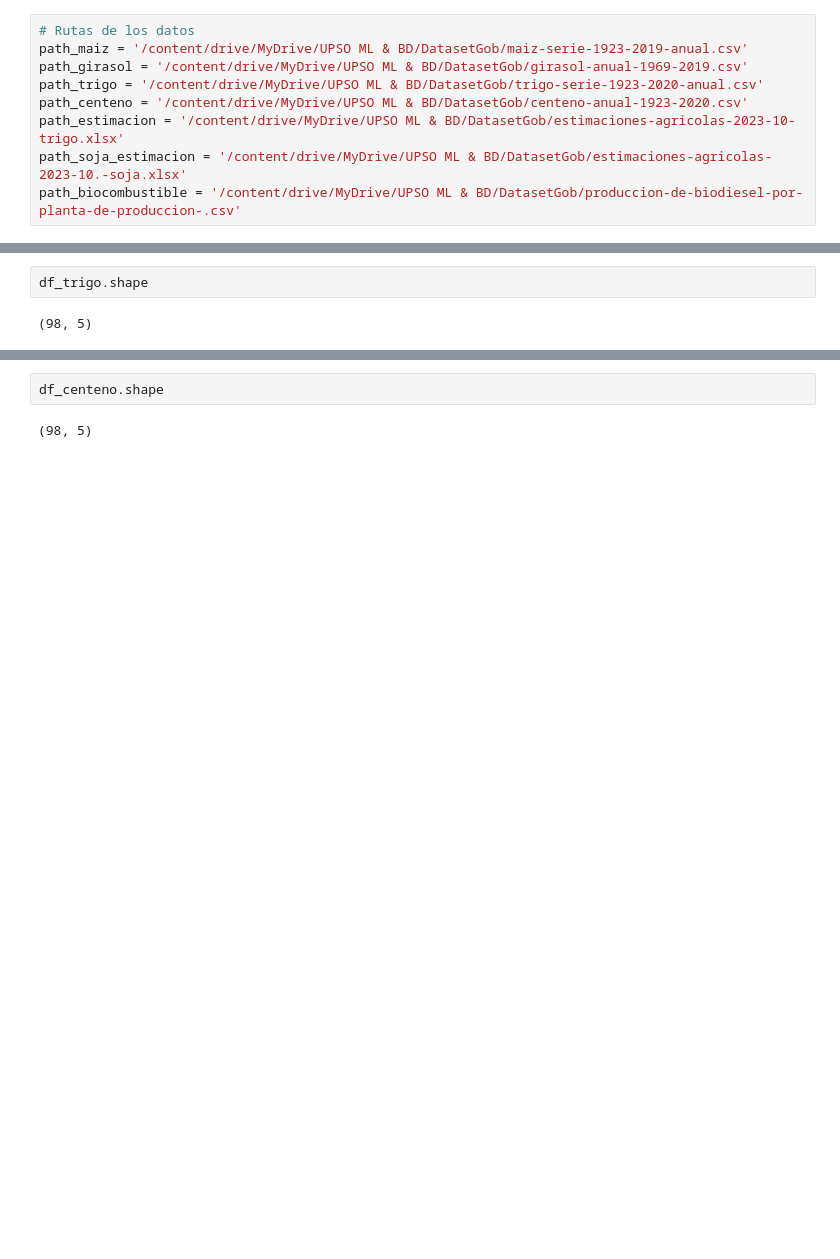
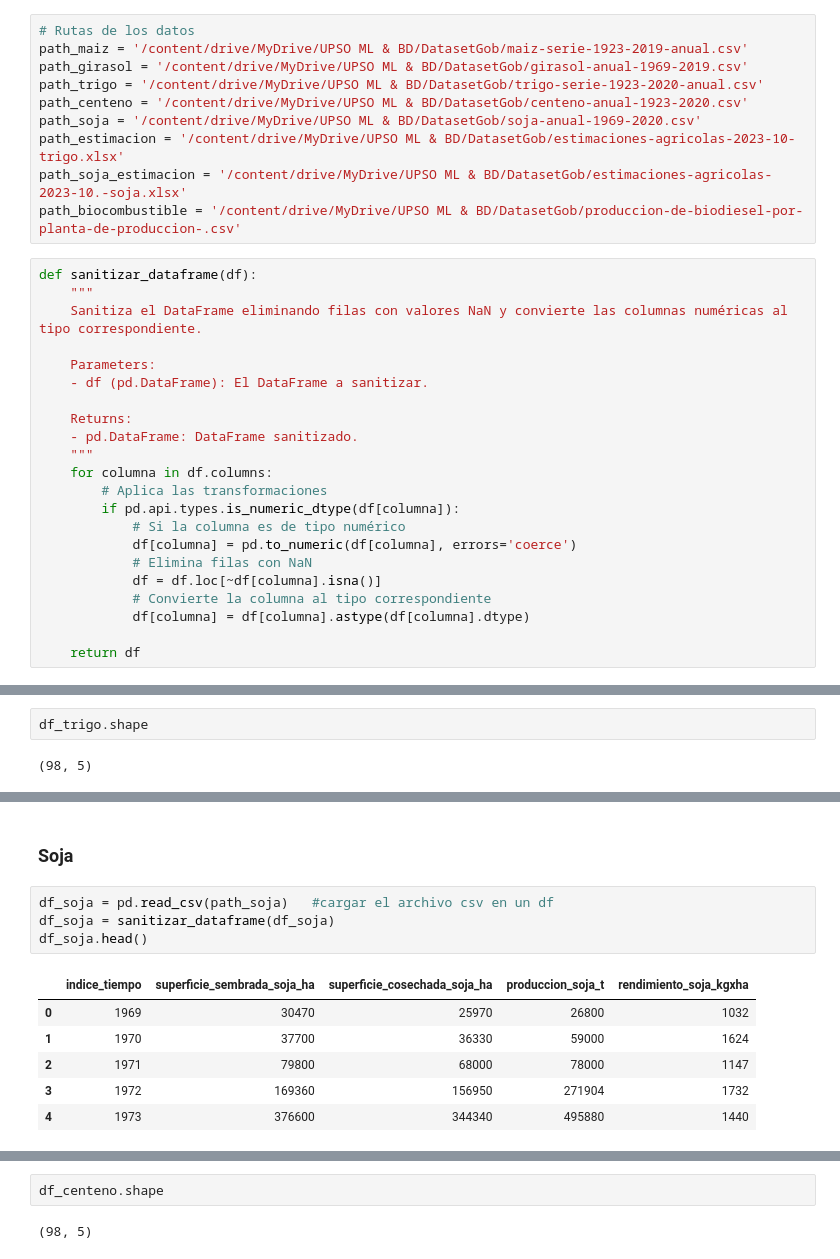
Before and after one commit to IvanGonzal0/Proyecto_Final_BigData, a Jupyter notebook: Final_BigData_IvanGonzaloTapia.ipynb, the cells around one changed output, grey strips where cells are left out. Cells and saved outputs as stored; diff of their text form; blank space fills up the shorter version.

```diff
--- a/Final_BigData_IvanGonzaloTapia.ipynb
+++ b/Final_BigData_IvanGonzaloTapia.ipynb
@@ -15,6 +15,29 @@ path_maiz = '/content/drive/MyDrive/UPSO ML & BD/DatasetGob/maiz-serie-1923-2019
 path_girasol = '/content/drive/MyDrive/UPSO ML & BD/DatasetGob/girasol-anual-1969-2019.csv'
 path_trigo = '/content/drive/MyDrive/UPSO ML & BD/DatasetGob/trigo-serie-1923-2020-anual.csv'
 path_centeno = '/content/drive/MyDrive/UPSO ML & BD/DatasetGob/centeno-anual-1923-2020.csv'
+path_soja = '/content/drive/MyDrive/UPSO ML & BD/DatasetGob/soja-anual-1969-2020.csv'
 path_estimacion = '/content/drive/MyDrive/UPSO ML & BD/DatasetGob/estimaciones-agricolas-2023-10-trigo.xlsx'
 path_soja_estimacion = '/content/drive/MyDrive/UPSO ML & BD/DatasetGob/estimaciones-agricolas-2023-10.-soja.xlsx'
 path_biocombustible = '/content/drive/MyDrive/UPSO ML & BD/DatasetGob/produccion-de-biodiesel-por-planta-de-produccion-.csv'
+# %%
+def sanitizar_dataframe(df):
+    """
+    Sanitiza el DataFrame eliminando filas con valores NaN y convierte las columnas numéricas al tipo correspondiente.
+
+    Parameters:
+    - df (pd.DataFrame): El DataFrame a sanitizar.
+
+    Returns:
+    - pd.DataFrame: DataFrame sanitizado.
+    """
+    for columna in df.columns:
+        # Aplica las transformaciones
+        if pd.api.types.is_numeric_dtype(df[columna]):
+            # Si la columna es de tipo numérico
+            df[columna] = pd.to_numeric(df[columna], errors='coerce')
+            # Elimina filas con NaN
+            df = df.loc[~df[columna].isna()]
+            # Convierte la columna al tipo correspondiente
+            df[columna] = df[columna].astype(df[columna].dtype)
+
+    return df
@@ -70,0 +207,13 @@ df_trigo.shape
+# %% [markdown]
+### Soja
+# %%
+df_soja = pd.read_csv(path_soja)   #cargar el archivo csv en un df
+df_soja = sanitizar_dataframe(df_soja)
+df_soja.head()
+# %% [output]
+|  | indice_tiempo | superficie_sembrada_soja_ha | superficie_cosechada_soja_ha | produccion_soja_t | rendimiento_soja_kgxha |
+| 0 | 1969 | 30470 | 25970 | 26800 | 1032 |
+| 1 | 1970 | 37700 | 36330 | 59000 | 1624 |
+| 2 | 1971 | 79800 | 68000 | 78000 | 1147 |
+| 3 | 1972 | 169360 | 156950 | 271904 | 1732 |
+| 4 | 1973 | 376600 | 344340 | 495880 | 1440 |
```
Also changed, not shown: parts of 31 cells of this notebook.
